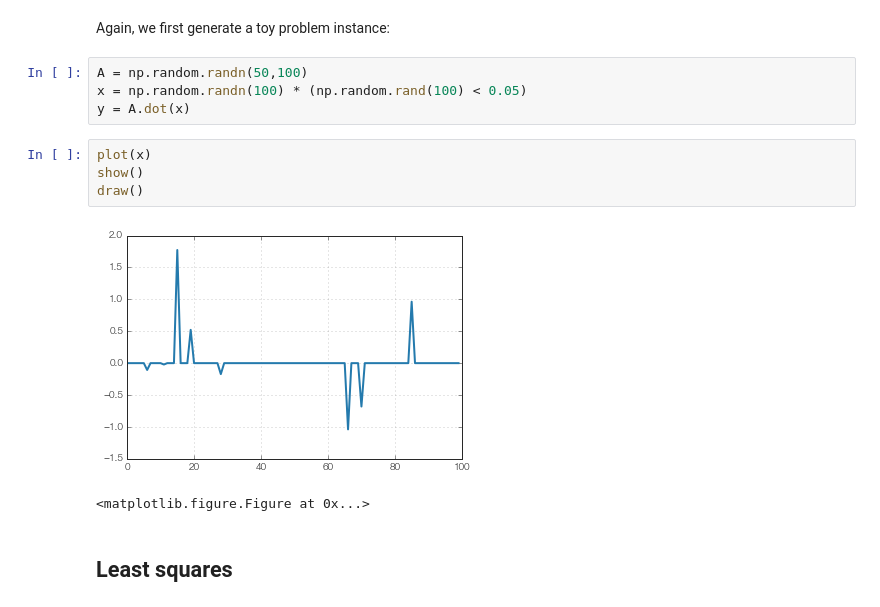
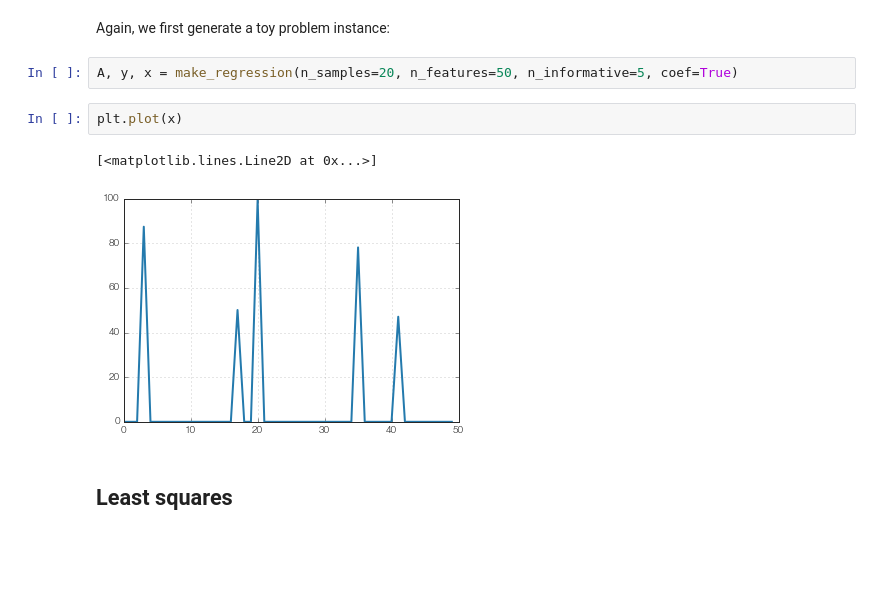
Before and after one commit to nirum/descent-tutorial, a Jupyter notebook: sparse recovery.ipynb, the cells around one changed output. Drawn from its saved outputs; the diff is of its cells as text; blank space fills up the shorter version.

```diff
--- a/sparse recovery.ipynb
+++ b/sparse recovery.ipynb
@@ -7,17 +12,13 @@ import descent
 # Sparse linear regression
 # %% [markdown]
 Again, we first generate a toy problem instance:
-# %%
-A = np.random.randn(50,100)
-x = np.random.randn(100) * (np.random.rand(100) < 0.05)
-y = A.dot(x)
-# %%
-plot(x)
-show()
-draw()
-# %% [output]
-[figure, removed]
-<matplotlib.figure.Figure at 0x...>
+# %%
+A, y, x = make_regression(n_samples=20, n_features=50, n_informative=5, coef=True)
+# %%
+plt.plot(x)
+# %% [output]
+[<matplotlib.lines.Line2D at 0x...>]
+[figure, added]
 # %% [markdown]
 ## Least squares
 # %%
```
Also changed, not shown: parts of 14 cells of this notebook, 4 other files.
